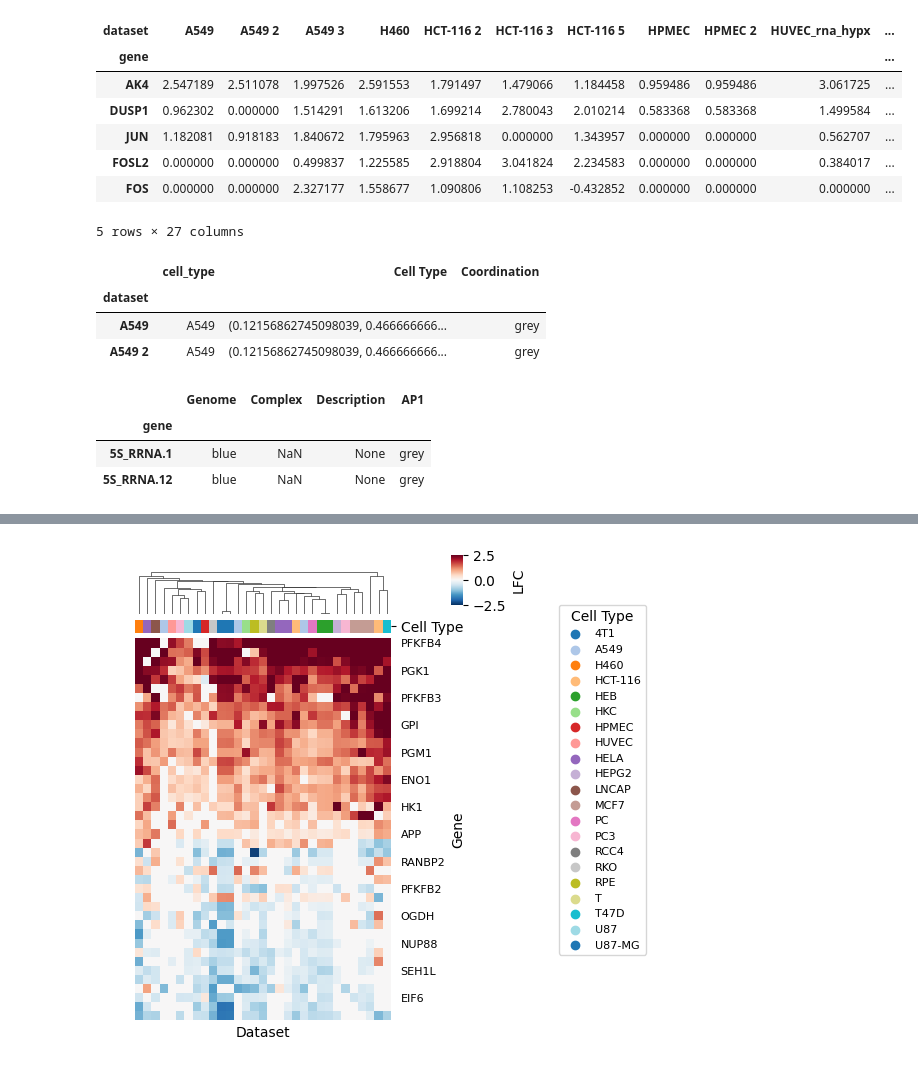
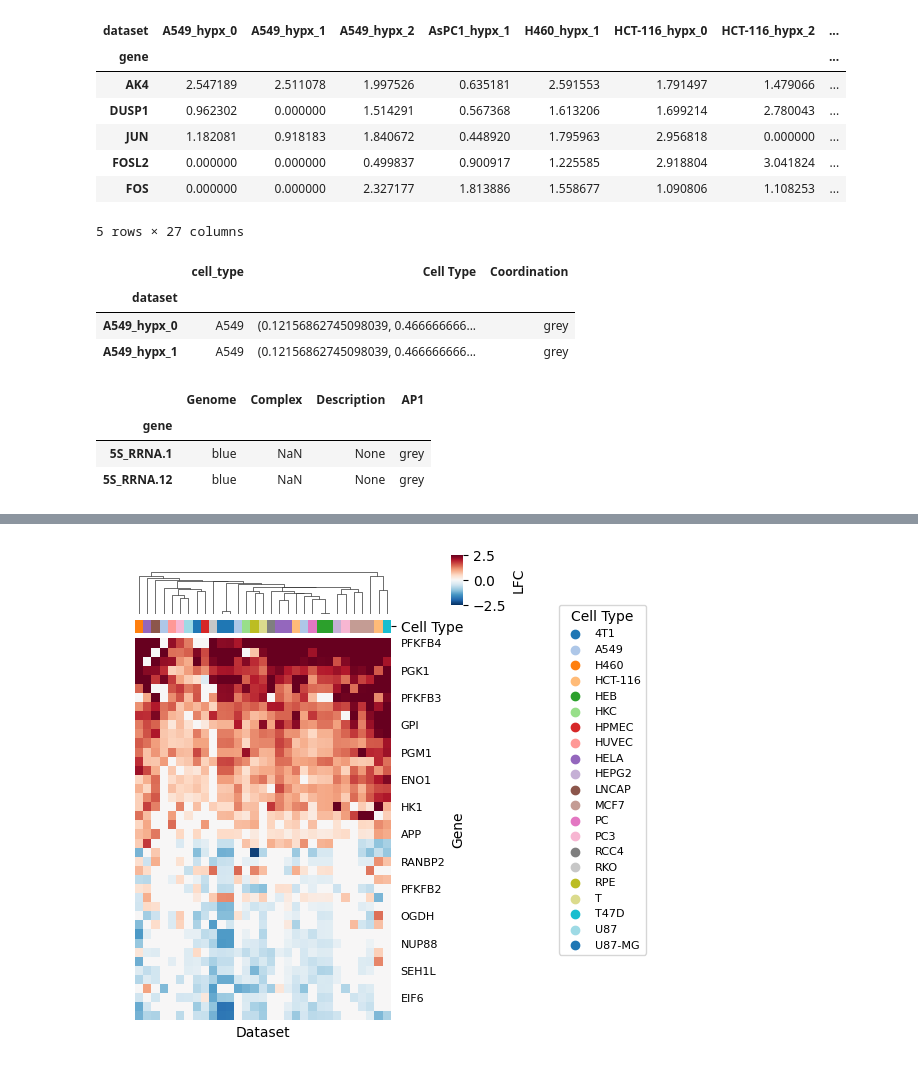
Before and after one commit to Noam-St/2025_Mitochondria_Hypoxia_Project, a Jupyter notebook: 01_integ_rna_seq_analysis.ipynb, the cells around one changed output, grey strips where cells are left out. Saved outputs shown, nothing was run; the diff lists cells and outputs as text; code cells hidden in the pictures.

```diff
--- a/01_integ_rna_seq_analysis.ipynb
+++ b/01_integ_rna_seq_analysis.ipynb
@@ -21,18 +15,10 @@ PATH = os.getcwd()
 # %%
 # Generate combined results and count files.
 RES_PATH = os.path.join(PATH, 'data', 'combined_rna_seq', 'results')
-COUNTS_PATH = os.path.join(PATH, 'data', 'combined_rna_seq', 'norm')
-RLD_PATH = os.path.join(PATH, 'data', 'combined_rna_seq', 'rld')
-METADATA_PATH = os.path.join(PATH, 'data', 'metadata')
+
 
 results_df = utils.combine_result_files(RES_PATH)
 results_df['Name'] = results_df['Name'].str.upper()
 results_df.to_parquet(os.path.join(PATH, 'data', 'combined_rna_seq', 'combined_results', 'combined_results.parquet.gzip'), index=False, engine = 'fastparquet', compression='gzip')
-
-counts_comb = utils.combine_counts(COUNTS_PATH, METADATA_PATH).drop(columns = ['replicate', 'platform', 'manipulation'])
-counts_comb['gene'] = counts_comb['gene'].str.upper()
-counts_comb.to_parquet(os.path.join(PATH, 'data', 'combined_rna_seq', 'combined', 'combined_counts.parquet.gzip'), index=False, engine = 'fastparquet', compression='gzip')
-
-rld_comb = utils.combine_counts(RLD_PATH, METADATA_PATH).drop(columns = ['replicate', 'platform', 'manipulation'])
-rld_comb['gene'] = rld_comb['gene'].str.upper()
-rld_comb.to_parquet(os.path.join(PATH, 'data', 'combined_rna_seq', 'combined', 'combined_rld.parquet.gzip'), index=False, engine = 'fastparquet', compression='gzip')
+# Rename Name to gene
+results_df = results_df.rename(columns={'Name': 'gene'})
@@ -200,24 +24,0 @@ sample_data.to_parquet(os.path.join(PATH, 'data', 'combined_rna_seq', 'combined'
-# %%
-counts_comb = pd.read_parquet(os.path.join(PATH, 'data', 'combined_rna_seq', 'combined', 'combined_rld.parquet.gzip'))
-counts_comb.dataset = counts_comb.dataset.str.replace('norm_', '').str.replace('rld_', '')
-ox_genes = counts_comb[(counts_comb['Complex'].isin(['I', 'II', 'III', 'IV', 'V', 'Ribosome'])) & (counts_comb['treatment'].isin(['Normoxia', 'Hypoxia']))].gene.unique().tolist()
-display(len(ox_genes))
-results_df = pd.read_parquet(os.path.join(PATH, 'data', 'combined_rna_seq', 'combined_results', 'combined_results.parquet.gzip')).rename(columns = {'Name' : 'gene'})
-counts_comb_bc = pd.read_parquet(os.path.join(PATH, 'data', 'combined_rna_seq', 'combined', 'combined_rld_bc_per_celltype.parquet.gzip'))
-counts_comb_matrix = pd.read_parquet(os.path.join(PATH, 'data', 'combined_rna_seq', 'combined', 'combined_counts_matrix.parquet.gzip'))
-sample_data = pd.read_parquet(os.path.join(PATH, 'data', 'combined_rna_seq', 'combined', 'combined_sample_data.parquet.gzip'))
-
-
-counts_comb = counts_comb[counts_comb['gene'].isin(counts_comb_bc.index)]
-
-ox_genes = counts_comb[(counts_comb['Complex'].isin(['I', 'II', 'III', 'IV', 'V', 'Ribosome'])) & (counts_comb['treatment'].isin(['Normoxia', 'Hypoxia']))].gene.unique().tolist()
-display(len(ox_genes))
-# Replace the dataset col with cell type and an index for each dataset within the cell type
-count_dict = {i:1 for i in counts_comb.cell_type.unique()}
-
-for dataset in counts_comb.dataset.unique():
-    cell_type = counts_comb[counts_comb.dataset == dataset].cell_type.unique()[0]
-    name = cell_type + ' ' + str(count_dict[cell_type]) if count_dict[cell_type] > 1 else cell_type
-    count_dict[cell_type] += 1
-    counts_comb.loc[counts_comb['dataset'] == dataset, 'dataset'] = name
-    results_df.loc[results_df['dataset'] == dataset, 'dataset'] = name
@@ -377,29 +71,24 @@ results_df_mat.loc[((results_df_mat != 0).mean(axis = 1)) > 0.5, :]
 # %%
 results_df_mat = results_df[results_df['padj'] < 0.05].pivot_table(index = 'gene', columns = 'dataset', values = 'log2FoldChange')
 results_df_mat = results_df_mat.dropna(axis = 1, how = 'all').fillna(0)
-# Select oxphos genes
-oxphos_results = results_df_mat.loc[oxphos_counts.gene.unique(),:]
-# Sort oxphos_results by median LFC
-oxphos_results = oxphos_results.loc[oxphos_results.median(axis = 1).sort_values(ascending = False).index,:]
-# Drop genes with 0 LFC in majority of samples
+
 # Reg gene results
 reg_genes_mat = results_df_mat.loc[[i.upper() for i in reg_genes if i in results_df_mat.index],:]
 # Sort reg_genes_mat by median LFC
 reg_genes_mat = reg_genes_mat.loc[reg_genes_mat.median(axis = 1).sort_values(ascending = False).index,:]
 # Drop genes with 0 LFC in majority of samples
 reg_genes_mat = reg_genes_mat.loc[((reg_genes_mat != 0).mean(axis = 1)) > 0.5, :]
-oxphos_results = oxphos_results.loc[((oxphos_results != 0).mean(axis = 1)) > 0.5, :]
 # Drop U87-MG and HEB columns
 reg_genes_mat = reg_genes_mat.drop(columns = ['U87-MG 2', 'HEB', 'mean', 'U87-MG'], errors = 'ignore')
 reg_genes_mat.head()
 # %% [output]
-| dataset | A549 | A549 2 | A549 3 | H460 | HCT-116 2 | HCT-116 3 | HCT-116 5 | HPMEC | HPMEC 2 | HUVEC_rna_hypx | ... |
-| gene |  |  |  |  |  |  |  |  |  |  | ... |
-| AK4 | 2.547189 | 2.511078 | 1.997526 | 2.591553 | 1.791497 | 1.479066 | 1.184458 | 0.959486 | 0.959486 | 3.061725 | ... |
-| DUSP1 | 0.962302 | 0.000000 | 1.514291 | 1.613206 | 1.699214 | 2.780043 | 2.010214 | 0.583368 | 0.583368 | 1.499584 | ... |
-| JUN | 1.182081 | 0.918183 | 1.840672 | 1.795963 | 2.956818 | 0.000000 | 1.343957 | 0.000000 | 0.000000 | 0.562707 | ... |
-| FOSL2 | 0.000000 | 0.000000 | 0.499837 | 1.225585 | 2.918804 | 3.041824 | 2.234583 | 0.000000 | 0.000000 | 0.384017 | ... |
-| FOS | 0.000000 | 0.000000 | 2.327177 | 1.558677 | 1.090806 | 1.108253 | -0.432852 | 0.000000 | 0.000000 | 0.000000 | ... |
+| dataset | A549_hypx_0 | A549_hypx_1 | A549_hypx_2 | AsPC1_hypx_1 | H460_hypx_1 | HCT-116_hypx_0 | HCT-116_hypx_2 | ... |
+| gene |  |  |  |  |  |  |  | ... |
+| AK4 | 2.547189 | 2.511078 | 1.997526 | 0.635181 | 2.591553 | 1.791497 | 1.479066 | ... |
+| DUSP1 | 0.962302 | 0.000000 | 1.514291 | 0.567368 | 1.613206 | 1.699214 | 2.780043 | ... |
+| JUN | 1.182081 | 0.918183 | 1.840672 | 0.448920 | 1.795963 | 2.956818 | 0.000000 | ... |
+| FOSL2 | 0.000000 | 0.000000 | 0.499837 | 0.900917 | 1.225585 | 2.918804 | 3.041824 | ... |
+| FOS | 0.000000 | 0.000000 | 2.327177 | 1.813886 | 1.558677 | 1.090806 | 1.108253 | ... |
 5 rows × 27 columns
 # %%
 # Load glycolysis genes
@@ -477,8 +160,8 @@ display(gene_annot.head(2))
 # %% [output]
 |  | cell_type | Cell Type | Coordination |
 | dataset |  |  |  |
-| A549 | A549 | (0.12156862745098039, 0.466666666... | grey |
-| A549 2 | A549 | (0.12156862745098039, 0.466666666... | grey |
+| A549_hypx_0 | A549 | (0.12156862745098039, 0.466666666... | grey |
+| A549_hypx_1 | A549 | (0.12156862745098039, 0.466666666... | grey |
 |  | Genome | Complex | Description | AP1 |
 | gene |  |  |  |  |
 | 5S_RRNA.1 | blue | NaN | None | grey |
```
Also changed, not shown: parts of 53 cells of this notebook, 11 other files.
